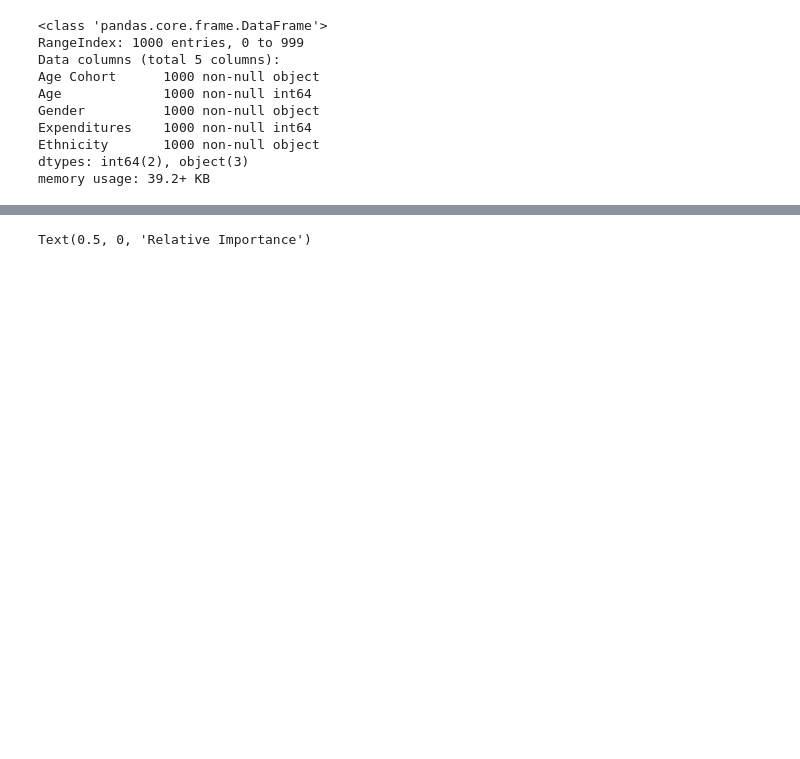
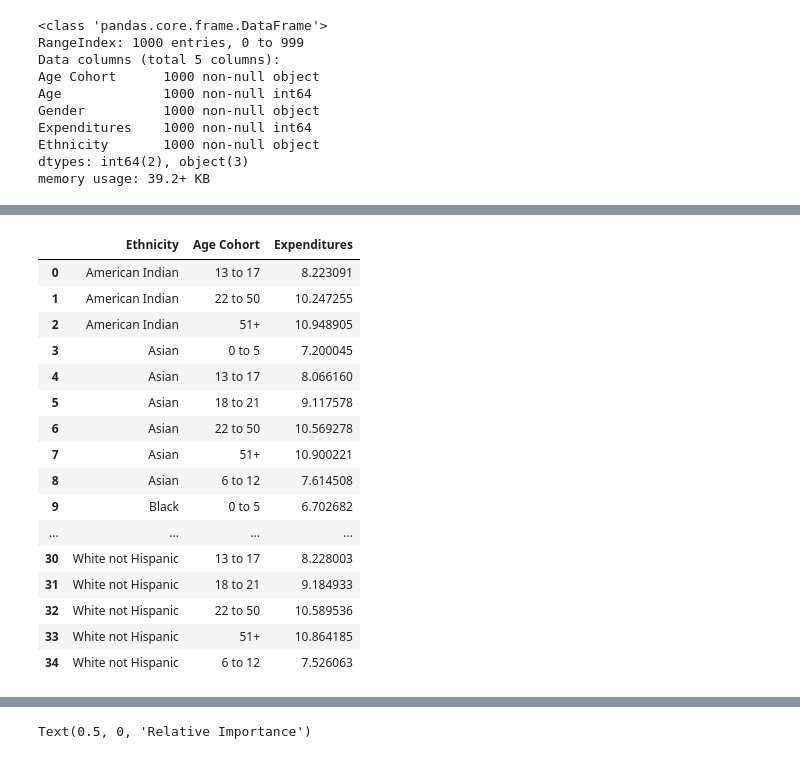
Before and after one commit to SaloniSaini02/Structural_AI_example, a Jupyter notebook: example_notebook.ipynb, the cells around one changed output, grey strips where cells are left out. Cells and saved outputs as stored; diff of their text form; code cells hidden in the pictures; blank space fills up the shorter version.

```diff
--- a/example_notebook.ipynb
+++ b/example_notebook.ipynb
@@ -297,0 +172,21 @@ memory usage: 39.2+ KB
+# %%
+df2= df.groupby(['Ethnicity', 'Age Cohort'])[["Expenditures"]].mean().reset_index()
+df2
+# %% [output]
+|  | Ethnicity | Age Cohort | Expenditures |
+| 0 | American Indian | 13 to 17 | 8.223091 |
+| 1 | American Indian | 22 to 50 | 10.247255 |
+| 2 | American Indian | 51+ | 10.948905 |
+| 3 | Asian | 0 to 5 | 7.200045 |
+| 4 | Asian | 13 to 17 | 8.066160 |
+| 5 | Asian | 18 to 21 | 9.117578 |
+| 6 | Asian | 22 to 50 | 10.569278 |
+| 7 | Asian | 51+ | 10.900221 |
+| 8 | Asian | 6 to 12 | 7.614508 |
+| 9 | Black | 0 to 5 | 6.702682 |
+| ... | ... | ... | ... |
+| 30 | White not Hispanic | 13 to 17 | 8.228003 |
+| 31 | White not Hispanic | 18 to 21 | 9.184933 |
+| 32 | White not Hispanic | 22 to 50 | 10.589536 |
+| 33 | White not Hispanic | 51+ | 10.864185 |
+| 34 | White not Hispanic | 6 to 12 | 7.526063 |
```
Also changed, not shown: parts of 44 cells of this notebook, 1 other file.
